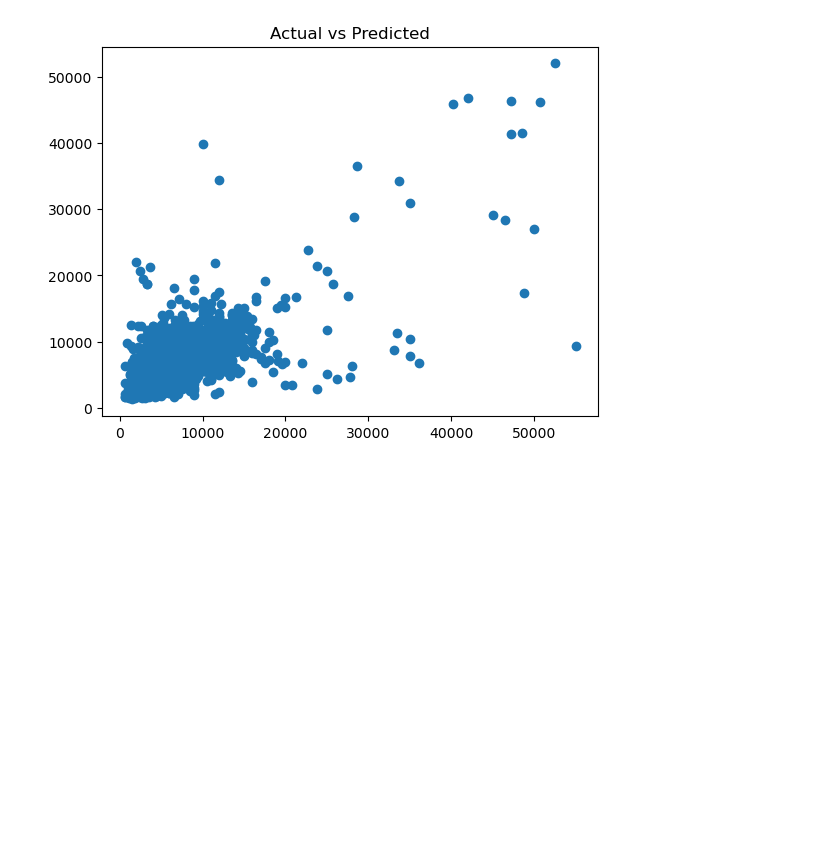
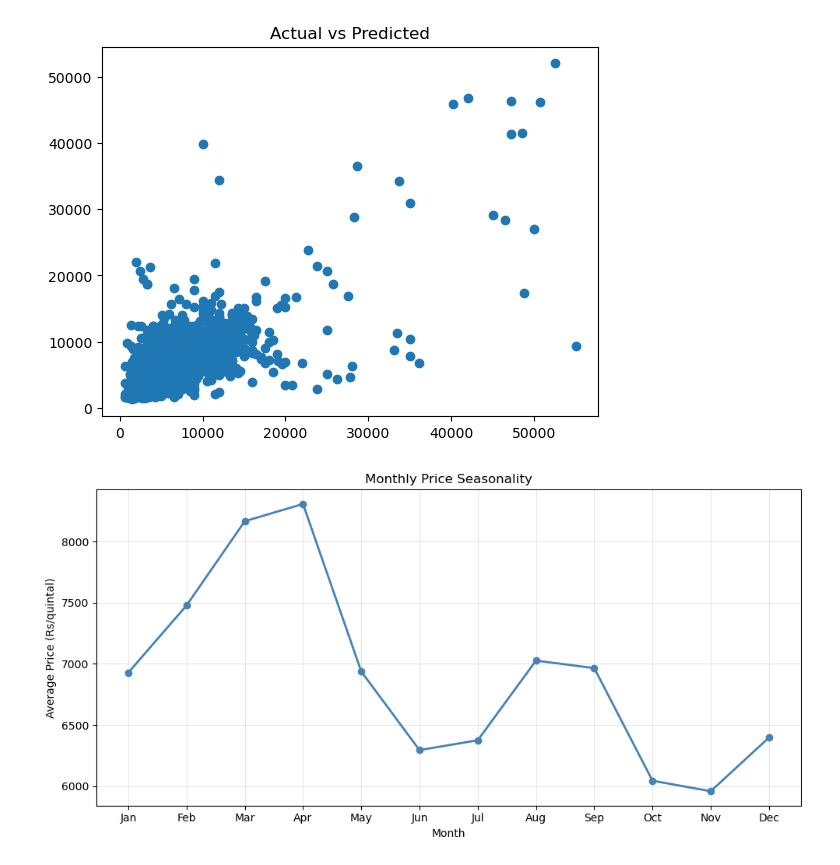
Before and after one commit to amoghpawar/agri-price-analysis-dashboard, a Jupyter notebook: agri_data_pipeline.ipynb, the cells around one changed output. Drawn from its saved outputs; the diff is of its cells as text; code cells hidden in the pictures; blank space fills up the shorter version.

Commit message:
feat: add monthly price seasonality chart

```diff
--- a/agri_data_pipeline.ipynb
+++ b/agri_data_pipeline.ipynb
@@ -197,3 +197,22 @@ plt.title("Actual vs Predicted")
 plt.show()
 # %% [output]
 [figure]
+# %%
+# Monthly Price Seasonality
+df['Month'] = pd.to_datetime(df['Date']).dt.month
+monthly_avg = df.groupby('Month')['Price'].mean().reset_index()
+
+plt.figure(figsize=(10, 5))
+plt.plot(monthly_avg['Month'], monthly_avg['Price'],
+         marker='o', color='steelblue', linewidth=2, markersize=6)
+plt.xticks(range(1, 13), ['Jan','Feb','Mar','Apr','May','Jun',
+                           'Jul','Aug','Sep','Oct','Nov','Dec'])
+plt.xlabel('Month')
+plt.ylabel('Average Price (Rs/quintal)')
+plt.title('Monthly Price Seasonality')
+plt.grid(True, alpha=0.3)
+plt.tight_layout()
+plt.savefig('seasonality_chart.png')
+plt.show()
+# %% [output]
+[figure, added]
```
Also changed, not shown: 1 other file.
